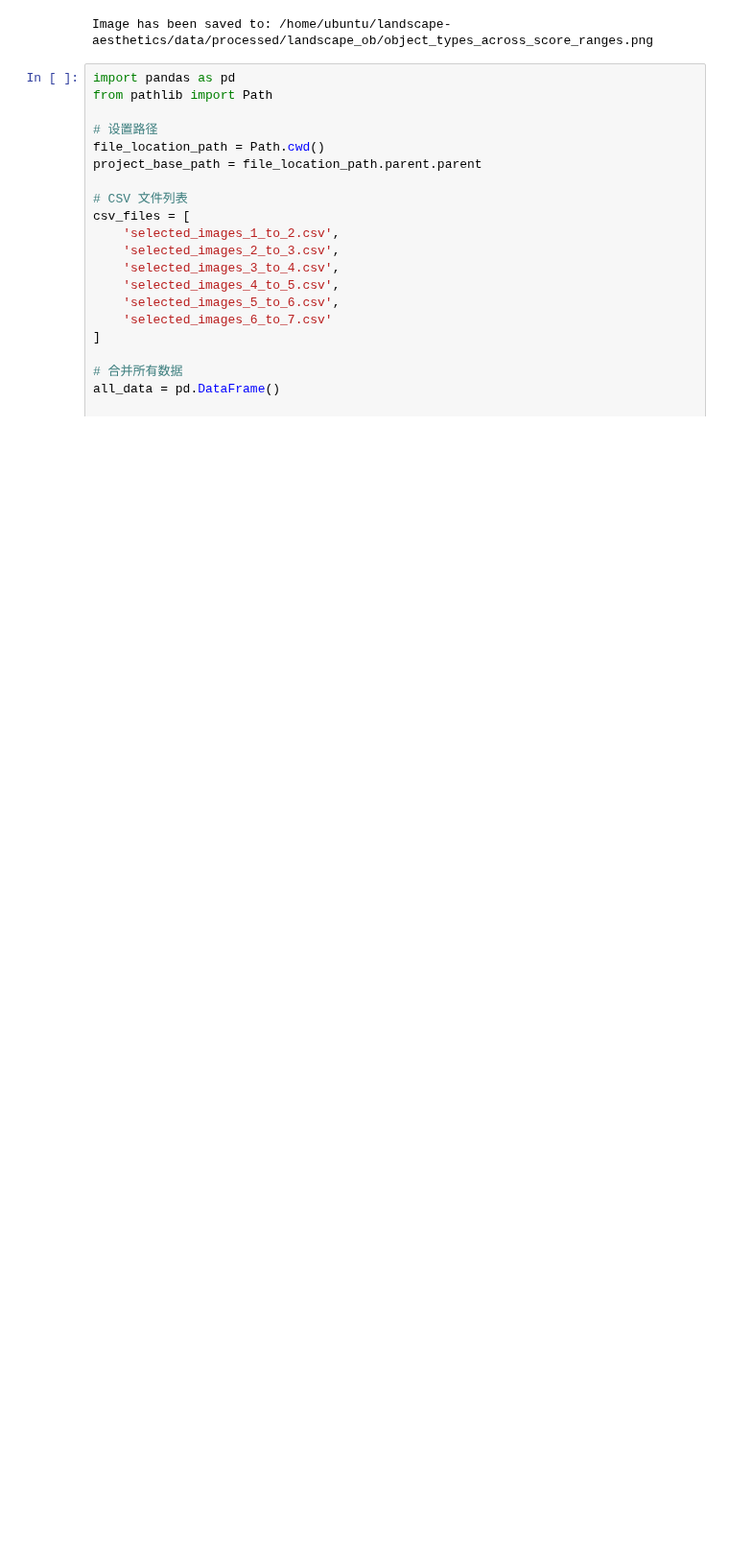
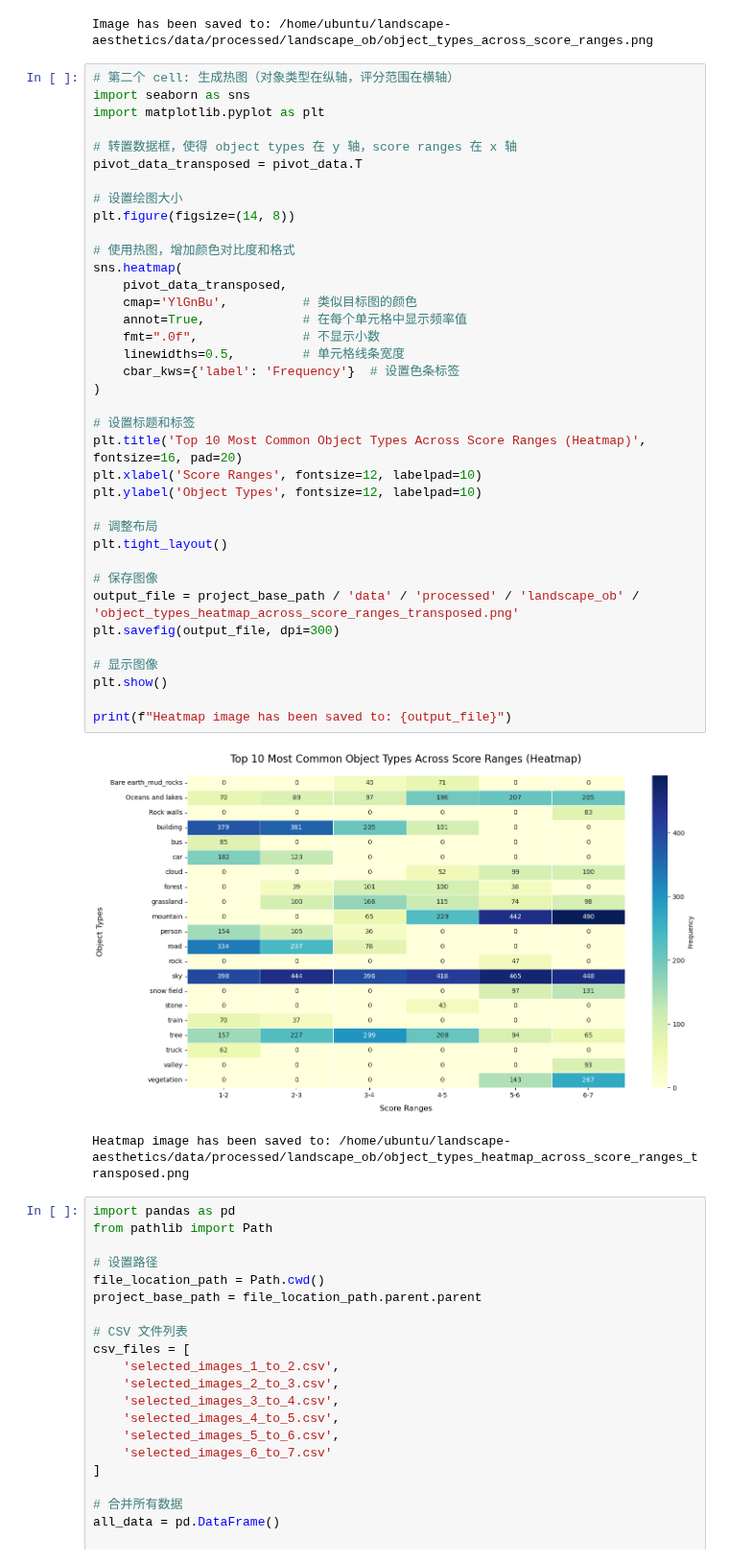
Before and after one commit to COrtsJosep/landscape-aesthetics, a Jupyter notebook: src/models/object_type_count_image.ipynb, the cells around one changed output. Shown at 96% size. Cells and saved outputs as stored; diff of their text form; blank space fills up the shorter version.

Commit message:
update image and heatmap of [redicted sample

```diff
--- a/src/models/object_type_count_image.ipynb
+++ b/src/models/object_type_count_image.ipynb
@@ -64,6 +64,46 @@ print(f"Image has been saved to: {output_file}")
 # %% [output]
 [figure]
 Image has been saved to: /home/ubuntu/landscape-aesthetics/data/processed/landscape_ob/object_types_across_score_ranges.png
+# %%
+# 第二个 cell: 生成热图（对象类型在纵轴，评分范围在横轴）
+import seaborn as sns
+import matplotlib.pyplot as plt
+
+# 转置数据框，使得 object types 在 y 轴，score ranges 在 x 轴
+pivot_data_transposed = pivot_data.T
+
+# 设置绘图大小
+plt.figure(figsize=(14, 8))
+
+# 使用热图，增加颜色对比度和格式
+sns.heatmap(
+    pivot_data_transposed,
+    cmap='YlGnBu',          # 类似目标图的颜色
+    annot=True,             # 在每个单元格中显示频率值
+    fmt=".0f",              # 不显示小数
+    linewidths=0.5,         # 单元格线条宽度
+    cbar_kws={'label': 'Frequency'}  # 设置色条标签
+)
+
+# 设置标题和标签
+plt.title('Top 10 Most Common Object Types Across Score Ranges (Heatmap)', fontsize=16, pad=20)
+plt.xlabel('Score Ranges', fontsize=12, labelpad=10)
+plt.ylabel('Object Types', fontsize=12, labelpad=10)
+
+# 调整布局
+plt.tight_layout()
+
+# 保存图像
+output_file = project_base_path / 'data' / 'processed' / 'landscape_ob' / 'object_types_heatmap_across_score_ranges_transposed.png'
+plt.savefig(output_file, dpi=300)
+
+# 显示图像
+plt.show()
+
+print(f"Heatmap image has been saved to: {output_file}")
+# %% [output]
+[figure, added]
+Heatmap image has been saved to: /home/ubuntu/landscape-aesthetics/data/processed/landscape_ob/object_types_heatmap_across_score_ranges_transposed.png
 # %%
 import pandas as pd
 from pathlib import Path
```
Also changed, not shown: parts of 3 cells of this notebook, 2 other files.
